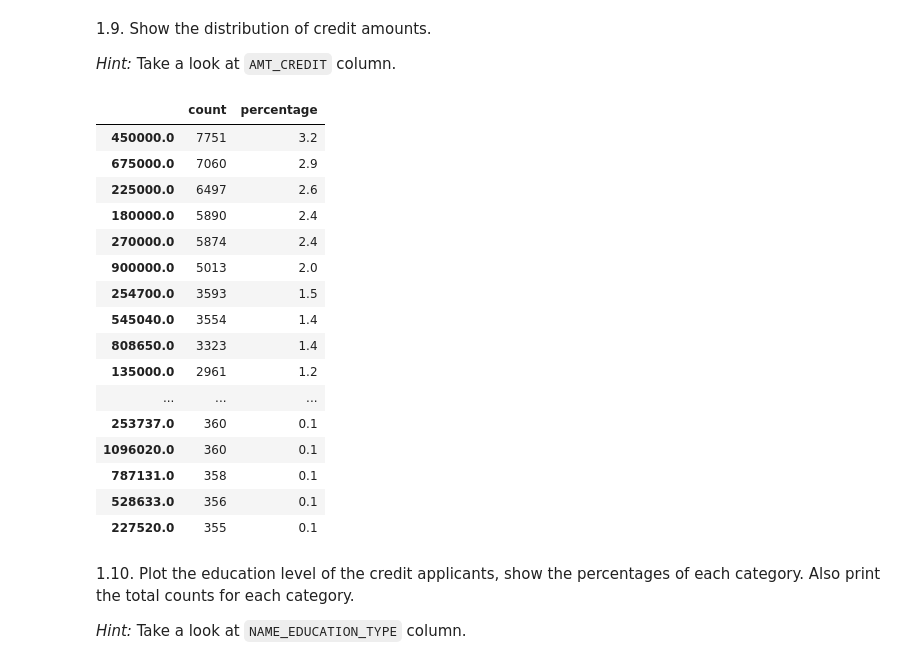
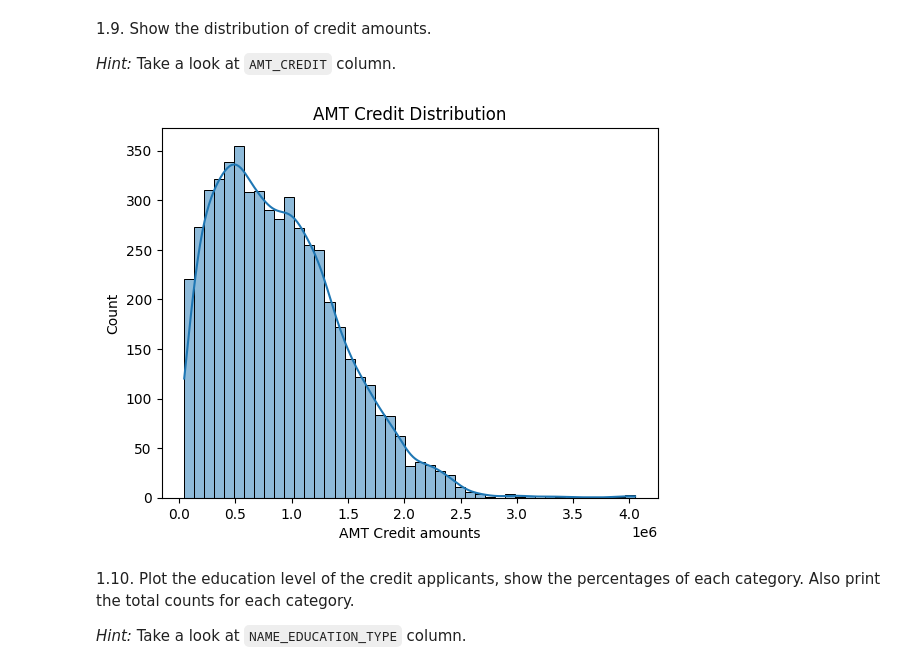
Before and after one commit to murru-dev/anyone-ai-project-2, a Jupyter notebook: AnyoneAI - Sprint Project 02.ipynb, the cells around one changed output. Cells and saved outputs as stored; diff of their text form; code cells hidden in the pictures.

```diff
--- a/AnyoneAI - Sprint Project 02.ipynb
+++ b/AnyoneAI - Sprint Project 02.ipynb
@@ -278,31 +281,14 @@ missing_data_df.sort_values(by='Percent', ascending=False).head(20)
 1.9. Show the distribution of credit amounts.
 
 *Hint:* Take a look at `AMT_CREDIT` column.
-# %%
-### TODO Complete in this cell: distribution of credit amounts
-counts = df.AMT_CREDIT.value_counts()
-percs = df.AMT_CREDIT.value_counts(normalize=True).mul(100).round(1)
-amt_credit_distribution = pd.concat([counts, percs], axis=1, keys=['count', 'percentage'])
-
-amt_credit_distribution.head(100)
-# %% [output]
-|  | count | percentage |
-| 450000.0 | 7751 | 3.2 |
-| 675000.0 | 7060 | 2.9 |
-| 225000.0 | 6497 | 2.6 |
-| 180000.0 | 5890 | 2.4 |
-| 270000.0 | 5874 | 2.4 |
-| 900000.0 | 5013 | 2.0 |
-| 254700.0 | 3593 | 1.5 |
-| 545040.0 | 3554 | 1.4 |
-| 808650.0 | 3323 | 1.4 |
-| 135000.0 | 2961 | 1.2 |
-| ... | ... | ... |
-| 253737.0 | 360 | 0.1 |
-| 1096020.0 | 360 | 0.1 |
-| 787131.0 | 358 | 0.1 |
-| 528633.0 | 356 | 0.1 |
-| 227520.0 | 355 | 0.1 |
+# %%
+amt_credit_distribution = df.AMT_CREDIT.value_counts().rename_axis('amt_credit').reset_index(name='count')
+sns.histplot(data=amt_credit_distribution, x="amt_credit", kde=True, fill=True).set_title('AMT Credit Distribution')
+plt.xlabel('AMT Credit amounts')
+plt.ylabel('Count')
+plt.show()
+# %% [output]
+[figure, added]
 # %% [markdown]
 1.10. Plot the education level of the credit applicants, show the percentages of each category. Also print the total counts for each category.
 
```
Also changed, not shown: parts of 5 cells of this notebook.
